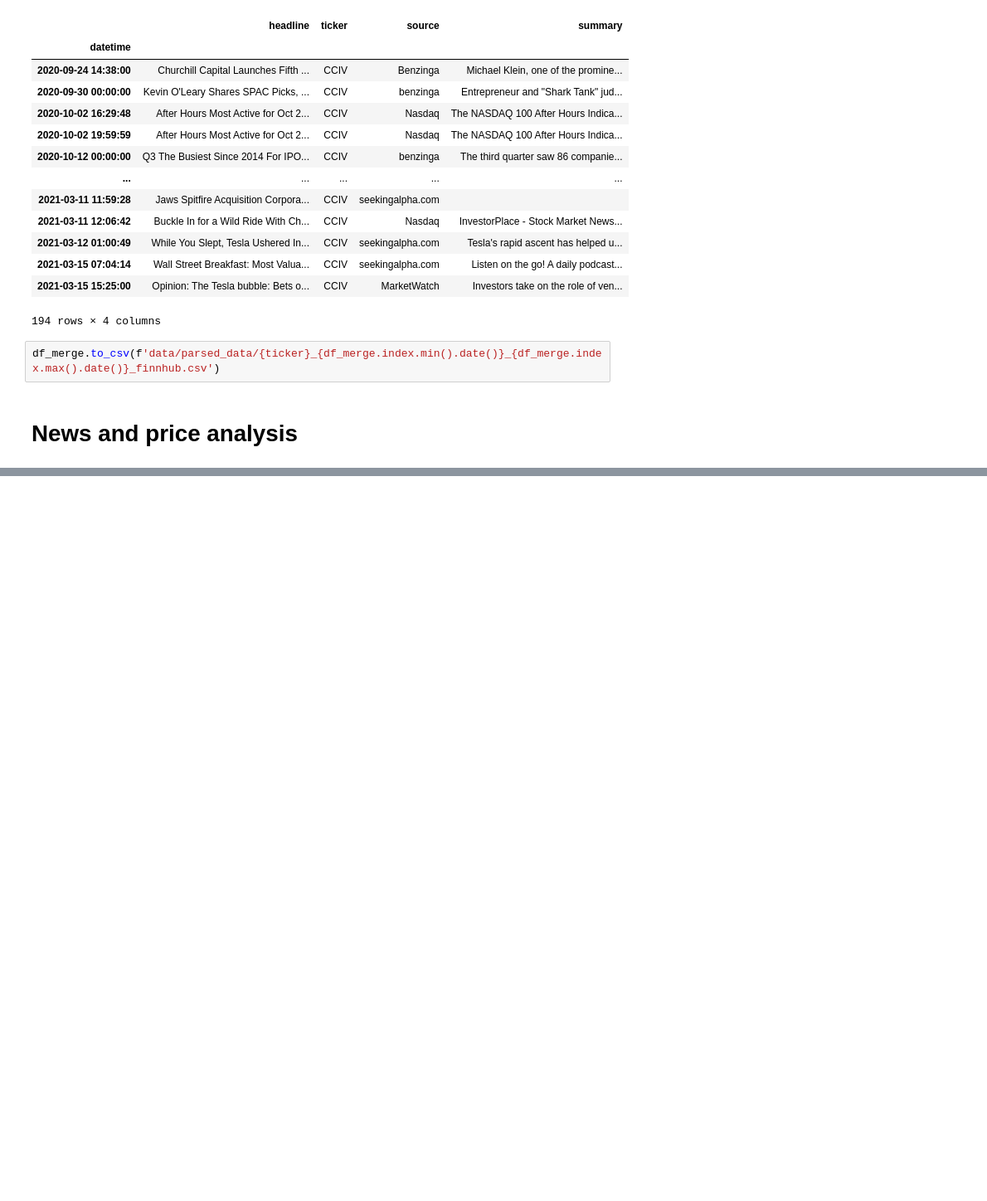
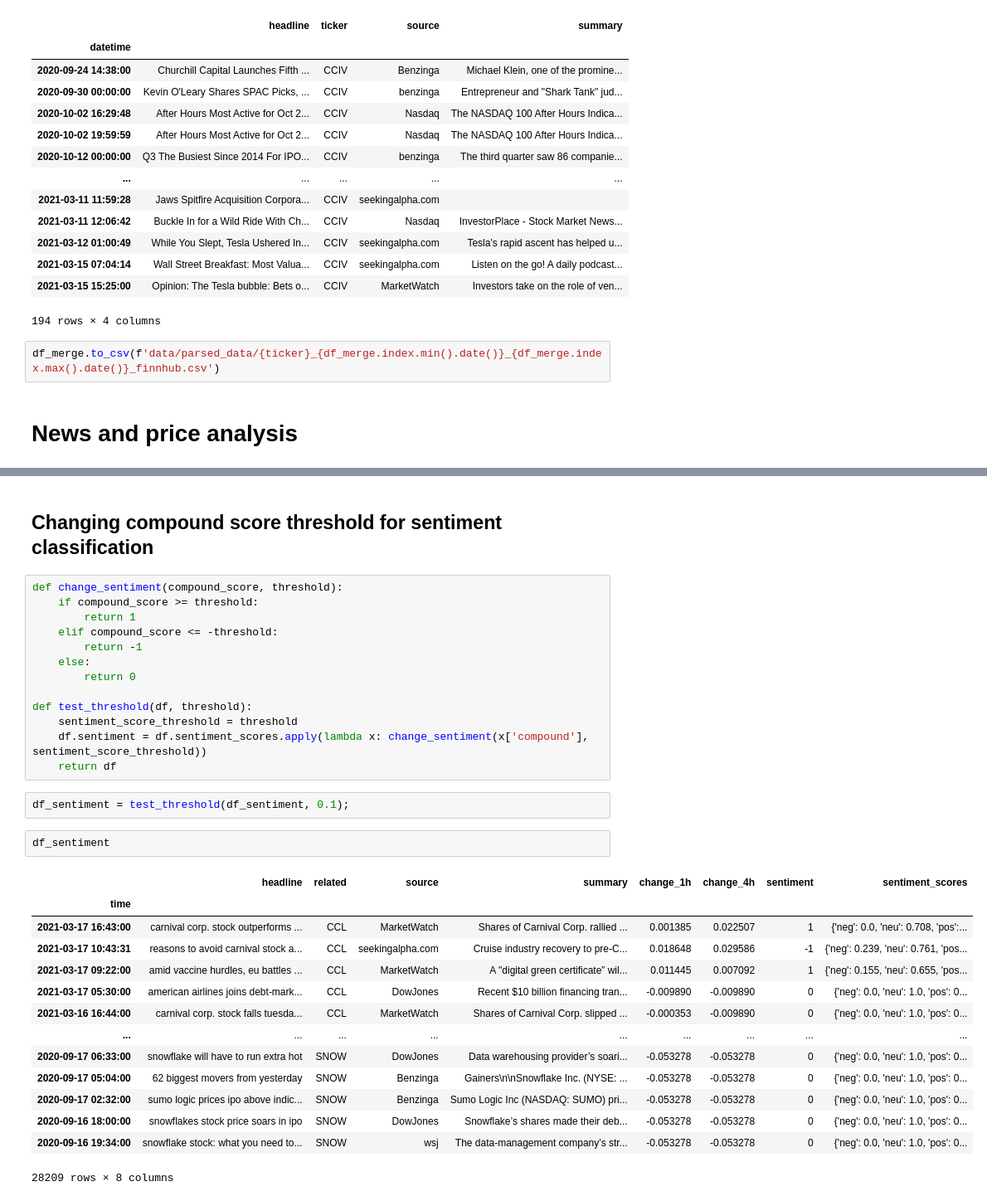
Before and after one commit to ikitcheng/pystock, a Jupyter notebook: news_data_analysis.ipynb, the cells around one changed output, grey strips where cells are left out. Shown: that part at 83% size. Cells and saved outputs as stored; diff of their text form; blank space fills up the shorter version.

```diff
--- a/news_data_analysis.ipynb
+++ b/news_data_analysis.ipynb
@@ -94,0 +364,34 @@ df_merge.to_csv(f'data/parsed_data/{ticker}_{df_merge.index.min().date()}_{df_me
+# %% [markdown]
+## Changing compound score threshold for sentiment classification
+# %%
+def change_sentiment(compound_score, threshold):
+    if compound_score >= threshold:
+        return 1
+    elif compound_score <= -threshold:
+        return -1
+    else:
+        return 0
+
+def test_threshold(df, threshold):
+    sentiment_score_threshold = threshold
+    df.sentiment = df.sentiment_scores.apply(lambda x: change_sentiment(x['compound'], sentiment_score_threshold))
+    return df
+# %%
+df_sentiment = test_threshold(df_sentiment, 0.1);
+# %%
+df_sentiment
+# %% [output]
+|  | headline | related | source | summary | change_1h | change_4h | sentiment | sentiment_scores |
+| time |  |  |  |  |  |  |  |  |
+| 2021-03-17 16:43:00 | carnival corp. stock outperforms ... | CCL | MarketWatch | Shares of Carnival Corp. rallied ... | 0.001385 | 0.022507 | 1 | {'neg': 0.0, 'neu': 0.708, 'pos':... |
+| 2021-03-17 10:43:31 | reasons to avoid carnival stock a... | CCL | seekingalpha.com | Cruise industry recovery to pre-C... | 0.018648 | 0.029586 | -1 | {'neg': 0.239, 'neu': 0.761, 'pos... |
+| 2021-03-17 09:22:00 | amid vaccine hurdles, eu battles ... | CCL | MarketWatch | A "digital green certificate” wil... | 0.011445 | 0.007092 | 1 | {'neg': 0.155, 'neu': 0.655, 'pos... |
+| 2021-03-17 05:30:00 | american airlines joins debt-mark... | CCL | DowJones | Recent $10 billion financing tran... | -0.009890 | -0.009890 | 0 | {'neg': 0.0, 'neu': 1.0, 'pos': 0... |
+| 2021-03-16 16:44:00 | carnival corp. stock falls tuesda... | CCL | MarketWatch | Shares of Carnival Corp. slipped ... | -0.000353 | -0.009890 | 0 | {'neg': 0.0, 'neu': 1.0, 'pos': 0... |
+| ... | ... | ... | ... | ... | ... | ... | ... | ... |
+| 2020-09-17 06:33:00 | snowflake will have to run extra hot | SNOW | DowJones | Data warehousing provider’s soari... | -0.053278 | -0.053278 | 0 | {'neg': 0.0, 'neu': 1.0, 'pos': 0... |
+| 2020-09-17 05:04:00 | 62 biggest movers from yesterday | SNOW | Benzinga | Gainers\n\nSnowflake Inc. (NYSE: ... | -0.053278 | -0.053278 | 0 | {'neg': 0.0, 'neu': 1.0, 'pos': 0... |
+| 2020-09-17 02:32:00 | sumo logic prices ipo above indic... | SNOW | Benzinga | Sumo Logic Inc (NASDAQ: SUMO) pri... | -0.053278 | -0.053278 | 0 | {'neg': 0.0, 'neu': 1.0, 'pos': 0... |
+| 2020-09-16 18:00:00 | snowflakes stock price soars in ipo | SNOW | DowJones | Snowflake’s shares made their deb... | -0.053278 | -0.053278 | 0 | {'neg': 0.0, 'neu': 1.0, 'pos': 0... |
+| 2020-09-16 19:34:00 | snowflake stock: what you need to... | SNOW | wsj | The data-management company’s str... | -0.053278 | -0.053278 | 0 | {'neg': 0.0, 'neu': 1.0, 'pos': 0... |
+28209 rows × 8 columns
```
Also changed, not shown: parts of 27 cells of this notebook, 3 other files.
